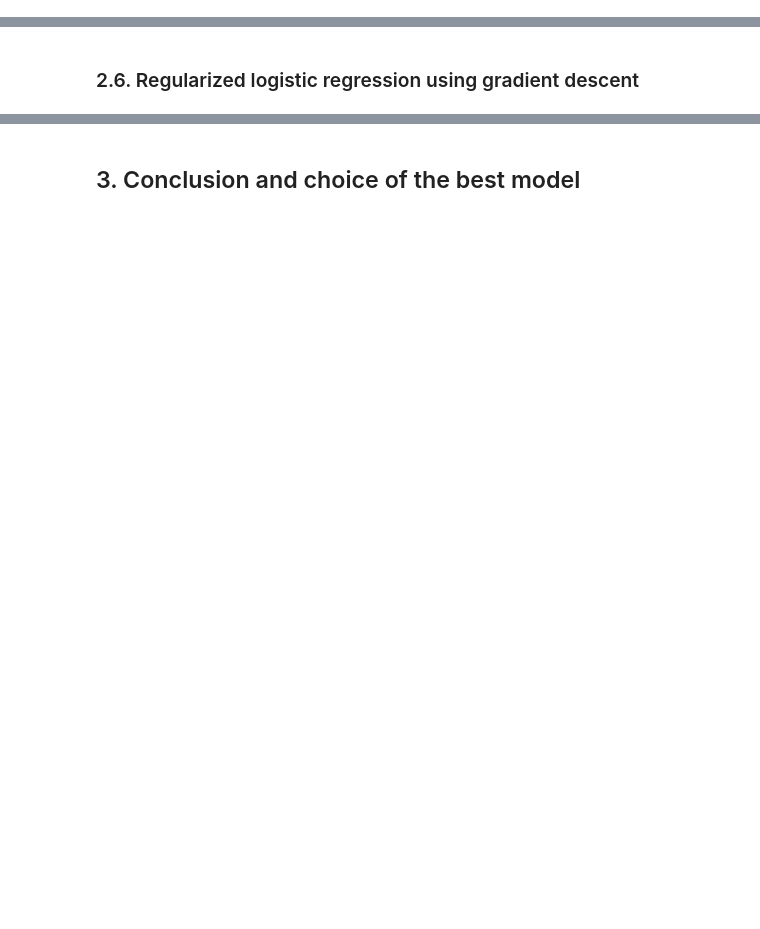
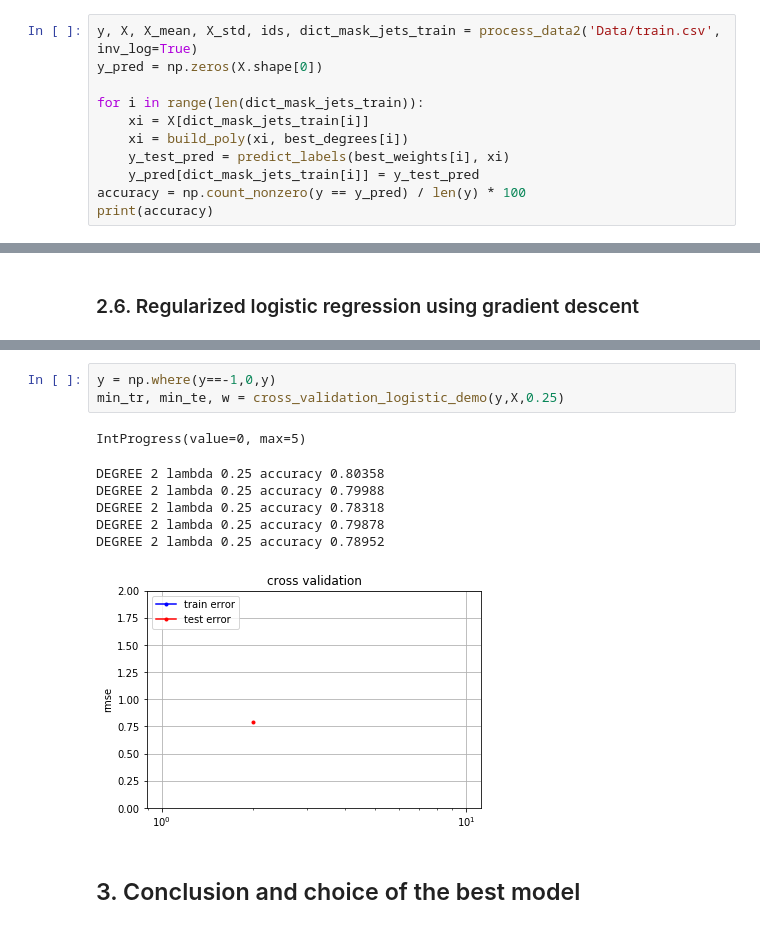
Before and after one commit to dpetresc/ML_Project, a Jupyter notebook: project.ipynb, the cells around one changed output, grey strips where cells are left out. Saved outputs shown, nothing was run; the diff lists cells and outputs as text; blank space fills up the shorter version.

```diff
--- a/project.ipynb
+++ b/project.ipynb
@@ -106,0 +102,11 @@ IndexError: boolean index did not match indexed array along dimension 0; dimensi
+# %%
+y, X, X_mean, X_std, ids, dict_mask_jets_train = process_data2('Data/train.csv', inv_log=True)
+y_pred = np.zeros(X.shape[0])
+
+for i in range(len(dict_mask_jets_train)):
+    xi = X[dict_mask_jets_train[i]]
+    xi = build_poly(xi, best_degrees[i])
+    y_test_pred = predict_labels(best_weights[i], xi)
+    y_pred[dict_mask_jets_train[i]] = y_test_pred
+accuracy = np.count_nonzero(y == y_pred) / len(y) * 100
+print(accuracy)
@@ -174,2 +141,13 @@ KeyboardInterrupt:
+# %%
+y = np.where(y==-1,0,y)
+min_tr, min_te, w = cross_validation_logistic_demo(y,X,0.25)
+# %% [output]
+IntProgress(value=0, max=5)
+DEGREE 2 lambda 0.25 accuracy 0.80358
+DEGREE 2 lambda 0.25 accuracy 0.79988
+DEGREE 2 lambda 0.25 accuracy 0.78318
+DEGREE 2 lambda 0.25 accuracy 0.79878
+DEGREE 2 lambda 0.25 accuracy 0.78952
+[figure, added]
 # %% [markdown]
 ## 3. Conclusion and choice of the best model
```
Also changed, not shown: parts of 7 cells of this notebook, 3 other files.
